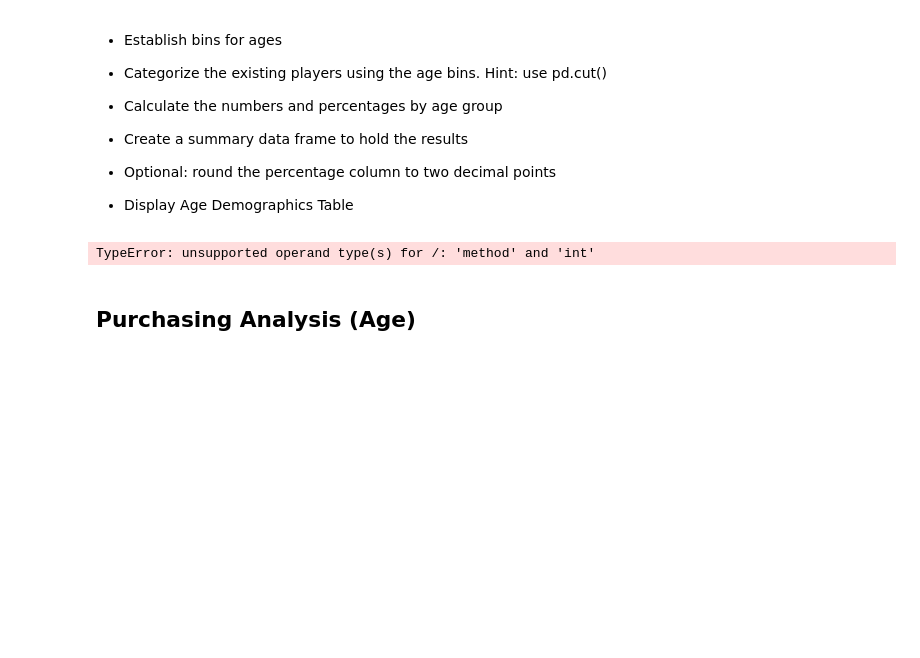
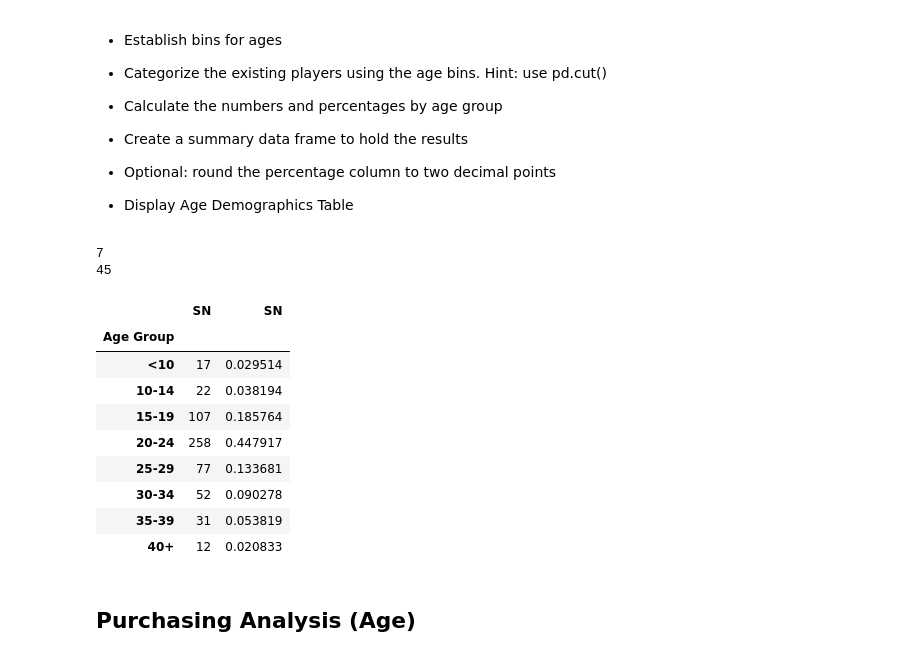
Before and after one commit to Vangroovy/Pandas_Homework, a Jupyter notebook: HeroesOfPymoli.ipynb, the cells around one changed output. Drawn from its saved outputs; the diff is of its cells as text; code cells hidden in the pictures; blank space fills up the shorter version.

```diff
--- a/HeroesOfPymoli.ipynb
+++ b/HeroesOfPymoli.ipynb
@@ -131,29 +129,42 @@ purchase_gender_df
 
 * Display Age Demographics Table
 # %%
+#Determine the min and max age
+print (purchase_data_df['Age'].min())
+print (purchase_data_df['Age'].max())
+
 #Create bins
-bins = (0,9,14,19,24,29,34,39,100)
+bins = (0,9,14,19,24,29,34,39,45)
 
-#Create lablels
 group_labels = ["<10","10-14", "15-19", "20-24", "25-29", "30-34", "35-39", "40+"]
 
-pd.cut(purchase_data_df["Age"], bins, labels = group_labels).head()
+#Slice the data and put it into the purchase data table
+purchase_data_df["Age Group"] = pd.cut(purchase_data_df["Age"], bins, labels = group_labels)
 
-purchase_data_df["Age Group"] = pd.cut(purchase_data_df["Age"], bins, labels=group_labels)
-purchase_data_df.head()
+#Group by Age and count the total of unique customers in the age group
+age_group = purchase_data_df.groupby("Age Group")
+count_age = age_group['SN'].nunique()
 
-#Group by Age
-age_group = purchase_data_df.groupby("Age Group")
+#Find the percentage this represents
+percentage_age = age_group['SN'].nunique()/ total_players
 
-#Find out number of players in each age group
-unique_age_group = age_group["SN"].nunique().tolist
-
-
-#Calculate the percentage of players in each age group
-
-percent_by_age = (unique_age_group / total_players)
+#Summarize in a table
+age_summary = pd.concat([count_age, percentage_age], axis = 1)
+age_sumnmary = age_summary.rename(columns = {"SN":"Total Count", "SN":"Percentage of Players"})
+age_summary
 # %% [output]
-TypeError: unsupported operand type(s) for /: 'method' and 'int'
+7
+45
+|  | SN | SN |
+| Age Group |  |  |
+| <10 | 17 | 0.029514 |
+| 10-14 | 22 | 0.038194 |
+| 15-19 | 107 | 0.185764 |
+| 20-24 | 258 | 0.447917 |
+| 25-29 | 77 | 0.133681 |
+| 30-34 | 52 | 0.090278 |
+| 35-39 | 31 | 0.053819 |
+| 40+ | 12 | 0.020833 |
 # %% [markdown]
 ## Purchasing Analysis (Age)
 # %% [markdown]
```
Also changed, not shown: parts of 7 cells of this notebook.
